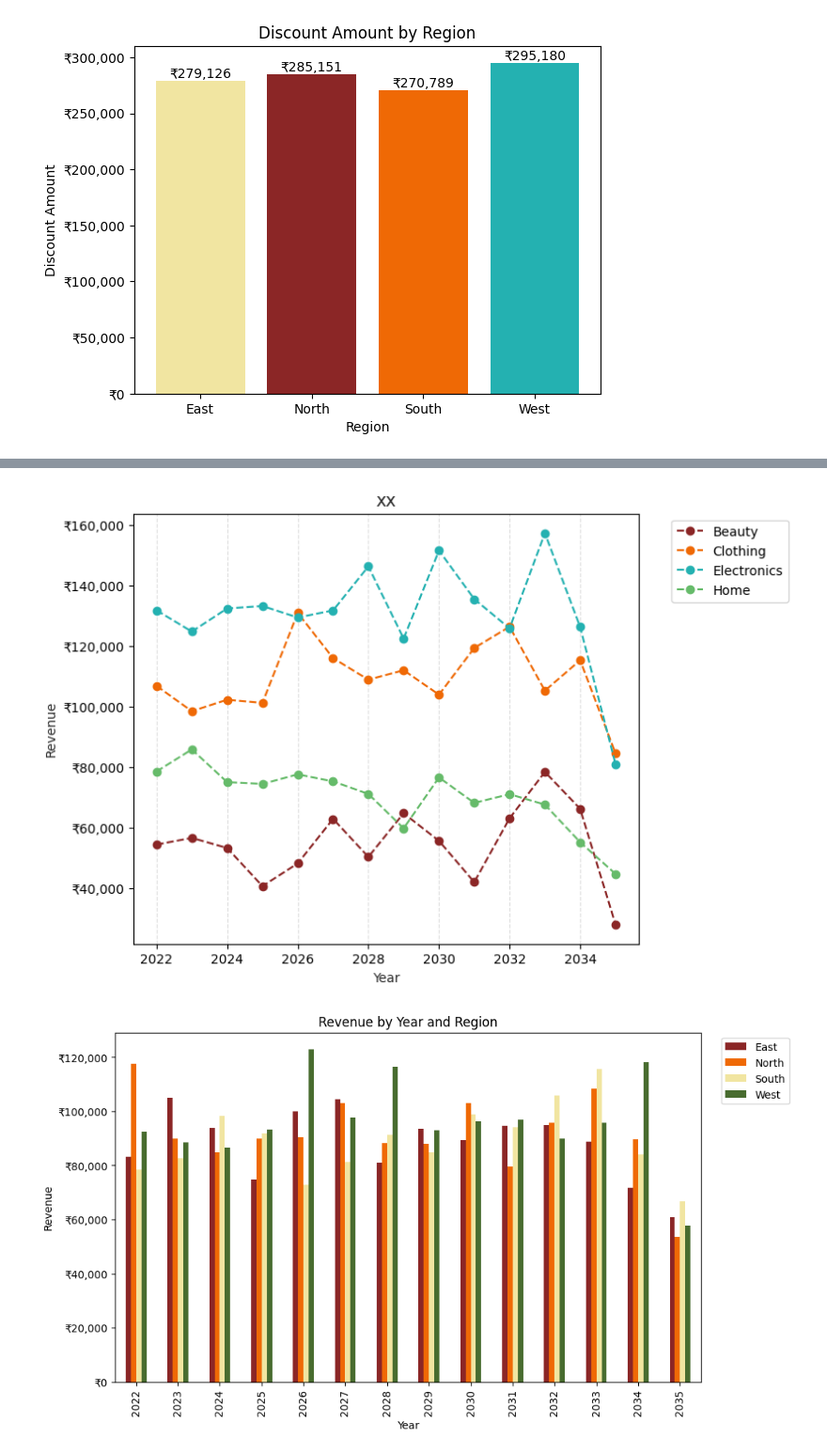
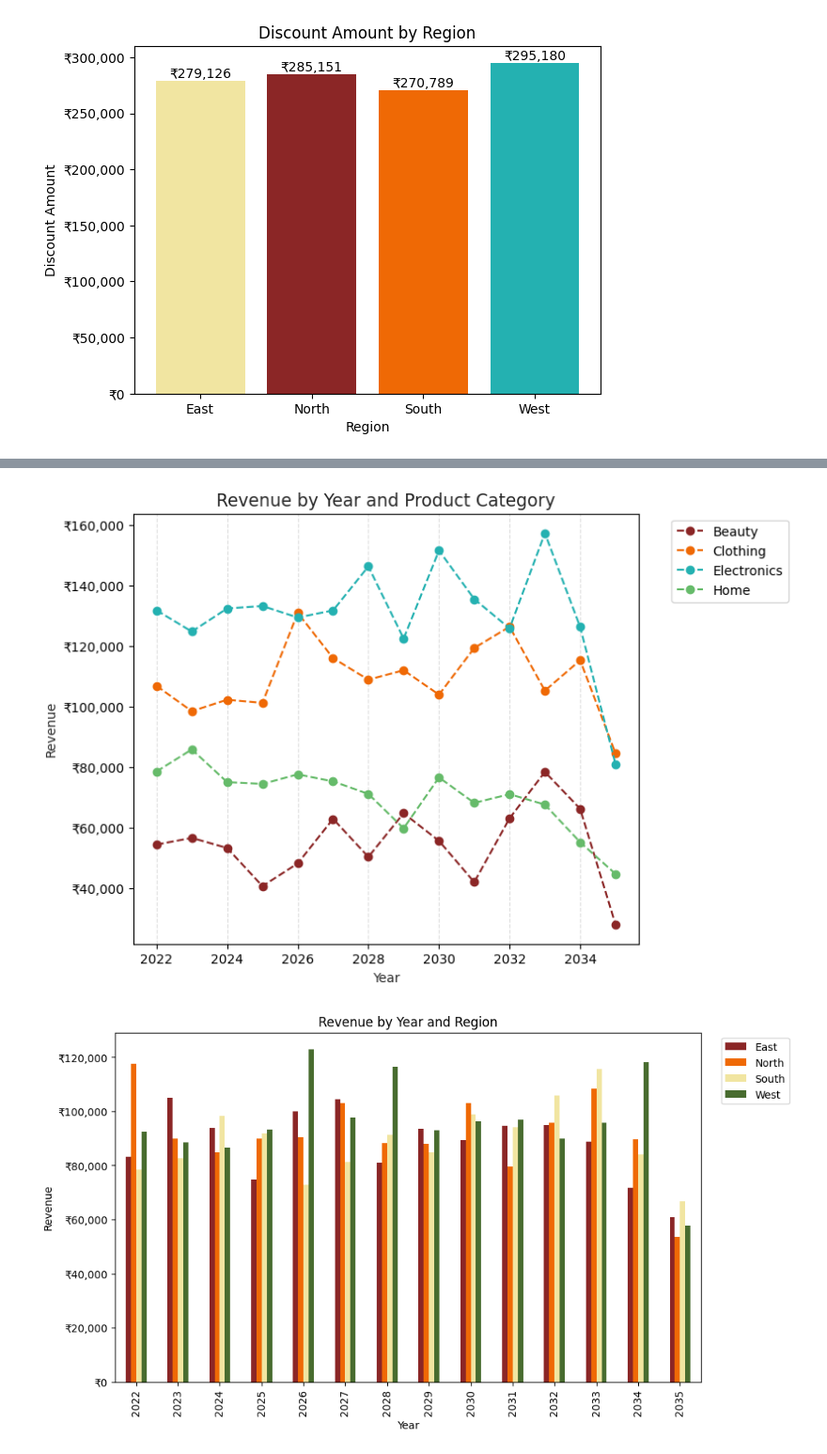
Before and after one commit to KrishBharadwaj5678/ecommerce-sales-analysis, a Jupyter notebook: ecommerceAnalytics.ipynb, the cells around one changed output, grey strips where cells are left out. Shown at 94% size. Cells and saved outputs as stored; diff of their text form; code cells hidden in the pictures.

```diff
--- a/ecommerceAnalytics.ipynb
+++ b/ecommerceAnalytics.ipynb
@@ -508,23 +508,23 @@ plt.show()
 # %%
 ## Multivariate Analysis - me 3 ya usse jyda column ke relationship ko analyze karte hain (mainly Multi-Line Chart, Multi-Bar Chart, Scatter Plot, Box Plot, Heatmap) se represent hote hai.
 
 ### Year & Revenue Based On Product Category
 ### Pivot Table data ko group karke uska summary banati hai, taaki comparison easily kar sakein.
 year_revenue_prodcat = pd.pivot_table(df,index="year",columns="product_category",values="revenue",aggfunc="sum") #index=x-axis, values=y-axis, columns=group_column_name, aggfunc by default value is mean.
 
 year_revenue_prodcat.plot(kind="line",marker="o",figsize=(7, 6),color=colors2[1:5],fontsize=10,ls="--")
 
 plt.grid(axis="x",linestyle="--",alpha=0.4)  # Grid Lines
 
 plt.legend(loc=1,bbox_to_anchor=(1.31,1))
 
 plt.gca().yaxis.set_major_formatter(mtick.StrMethodFormatter("₹{x:,.0f}"))
-plt.title("xx",fontsize=13.4,color="#252525")
+plt.title("Revenue by Year and Product Category",fontsize=13.4,color="#252525")
 plt.xlabel("Year",color="#252525")
 plt.ylabel("Revenue",color="#252525")
 plt.show()
 # %% [output]
-[figure, old version]
+[figure, new version]
 # %%
 ### Year & Revenue Based On Region
 colors4 = ["#8B2626","#EF6905","#F1E5A1","#486C2F"]
```
Also changed, not shown: parts of 3 cells of this notebook, 8 other files.
